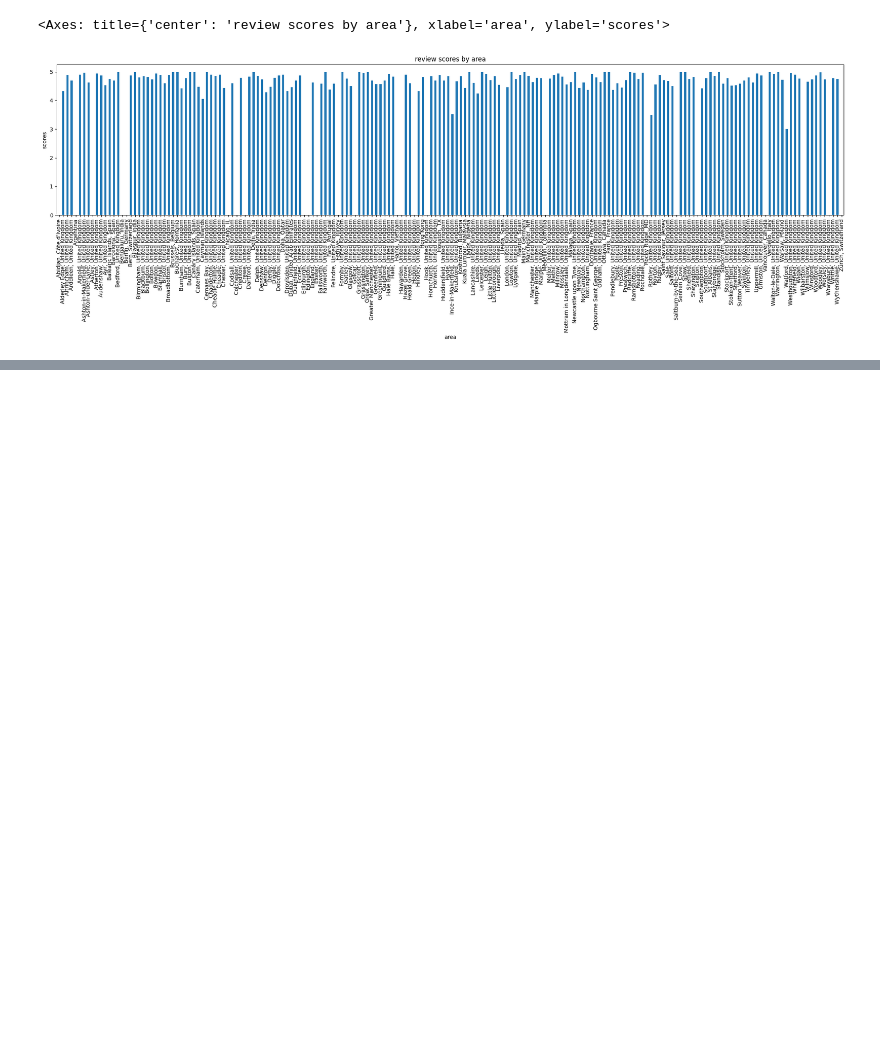
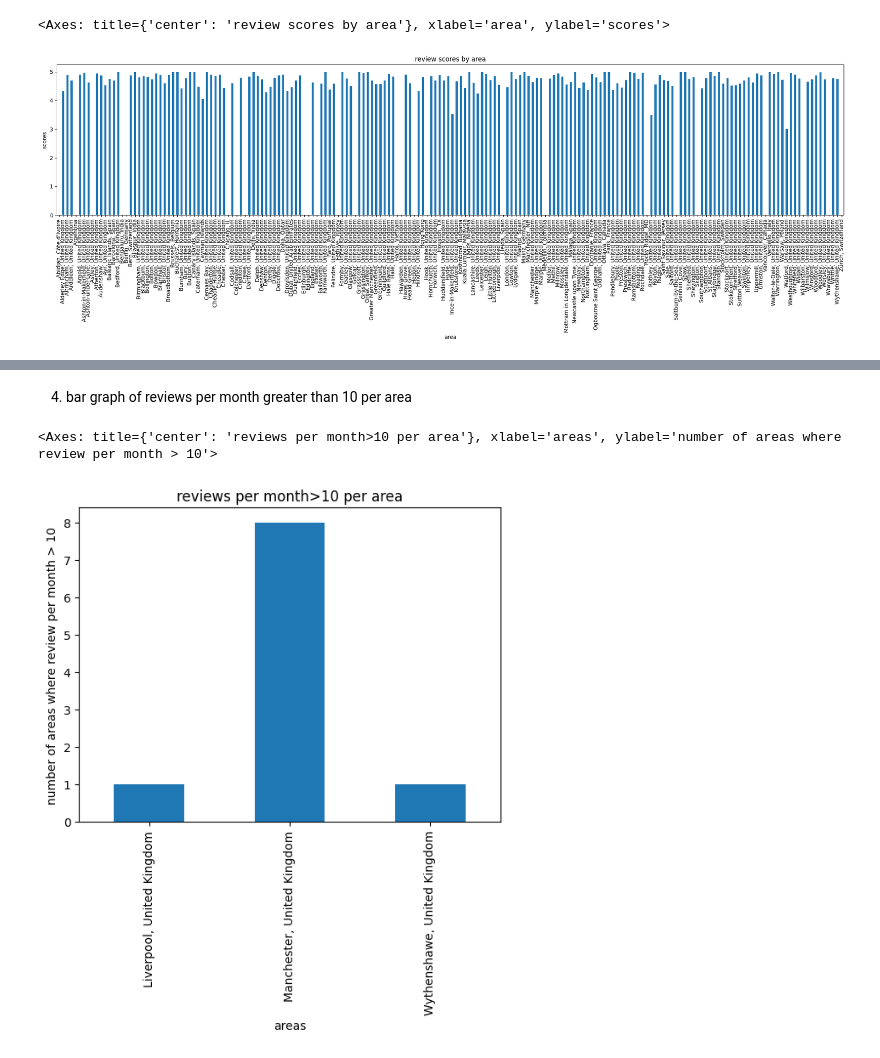
Before and after one commit to dbdesign-students-spring2023/pandas-exploration-juwonkwon, a Jupyter notebook: analysis.ipynb, the cells around one changed output, grey strips where cells are left out. Cells and saved outputs as stored; diff of their text form; code cells hidden in the pictures; blank space fills up the shorter version.

```diff
--- a/analysis.ipynb
+++ b/analysis.ipynb
@@ -190,0 +205,9 @@ df_area_review.plot(kind='bar', title='review scores by area', ylabel='scores',
+# %% [markdown]
+4. bar graph of reviews per month greater than 10 per area
+# %%
+df_reviews_greater_than_four = df_listings[df_listings['reviews_per_month'] >=10]
+df_reviews = df_reviews_greater_than_four.groupby('host_location')['host_location'].count()
+df_reviews.plot(kind='bar', ylabel='number of areas where review per month > 10', xlabel='areas', title='reviews per month>10 per area')
+# %% [output]
+<Axes: title={'center': 'reviews per month>10 per area'}, xlabel='areas', ylabel='number of areas where review per month > 10'>
+[figure, added]
```
Also changed, not shown: parts of 11 cells of this notebook.
